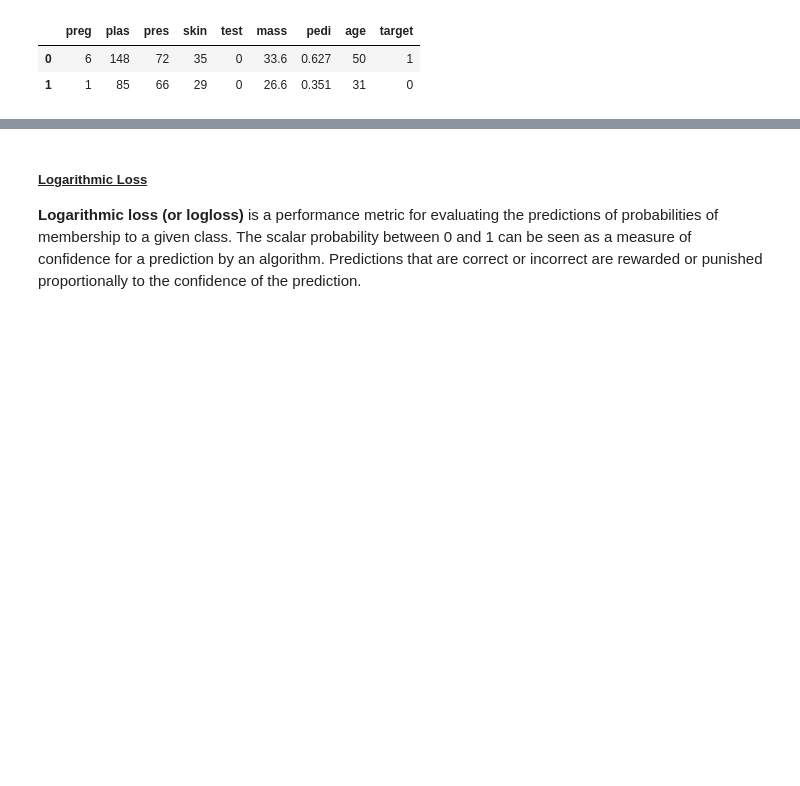
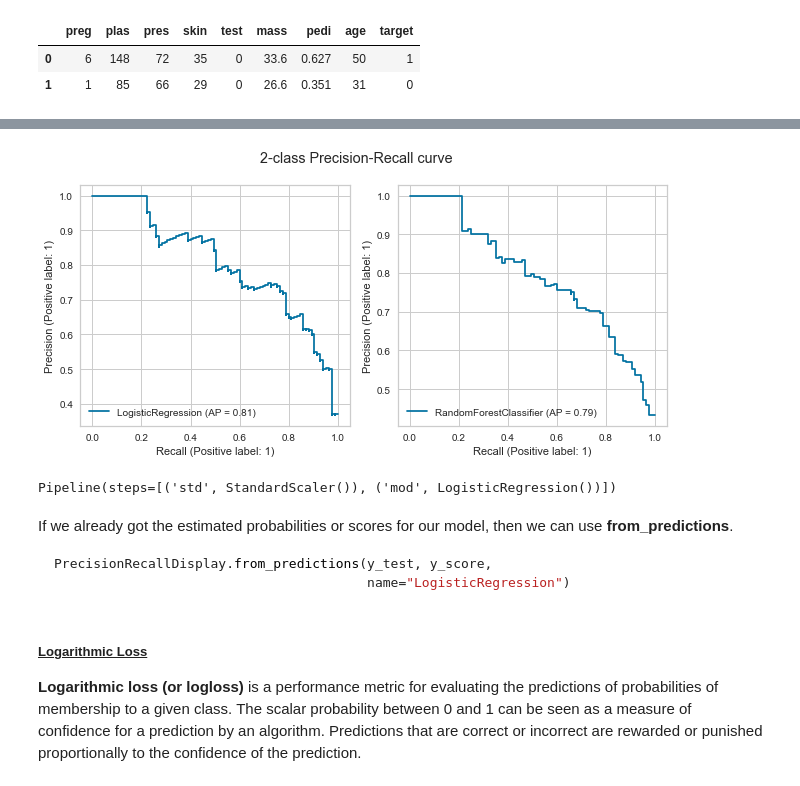
Before and after one commit to michaelfelman-git/Beginners-Guide-to-Machine-Learning, a Jupyter notebook: 007 - Evaluation Metrics.ipynb, the cells around one changed output, grey strips where cells are left out. Drawn from its saved outputs; the diff is of its cells as text; code cells hidden in the pictures; blank space fills up the shorter version.

````diff
--- a/007 - Evaluation Metrics.ipynb
+++ b/007 - Evaluation Metrics.ipynb
@@ -524,3 +919,39 @@ Accuracy: 0.776 (0.052)
+# %%
+pipe1 = Pipeline(steps=[('std', StandardScaler()),
+                        ('mod', LogisticRegression())])
+pipe2 = Pipeline(steps=[('std', StandardScaler()),
+                        ('mod', RandomForestClassifier())])
+
+models=[pipe1, pipe2]
+
+fig, axes = plt.subplots(ncols=2, figsize=(9,4.5))
+
+for i, ax in enumerate(axes.flatten()):
+    models[i].fit(X_train, y_train)
+
+    display = PrecisionRecallDisplay.from_estimator(
+    models[i], X_test, y_test,
+        name=str(models[i].steps[1][1]).replace('()',''),
+        ax=ax)
+
+# _ = display.ax_.set_title("2-class Precision-Recall curve")
+
+fig.suptitle("2-class Precision-Recall curve")
+plt.tight_layout()
+# %% [output]
+[figure, added]
+# %%
+pipe1 = Pipeline(steps=[('std', StandardScaler()),
+                        ('mod', LogisticRegression())])
+pipe1.fit(X_train, y_train)
+# %% [output]
+Pipeline(steps=[('std', StandardScaler()), ('mod', LogisticRegression())])
+# %% [markdown]
+If we already got the estimated probabilities or scores for our model, then we can use **from_predictions**.
+```python
+PrecisionRecallDisplay.from_predictions(y_test, y_score,
+                                        name="LogisticRegression")
+```
 # %% [markdown]
 <a id="log"></a>
 <h5 style="text-decoration:underline">Logarithmic Loss</h5>
````
Also changed, not shown: parts of 234 cells of this notebook, 7 other files.
